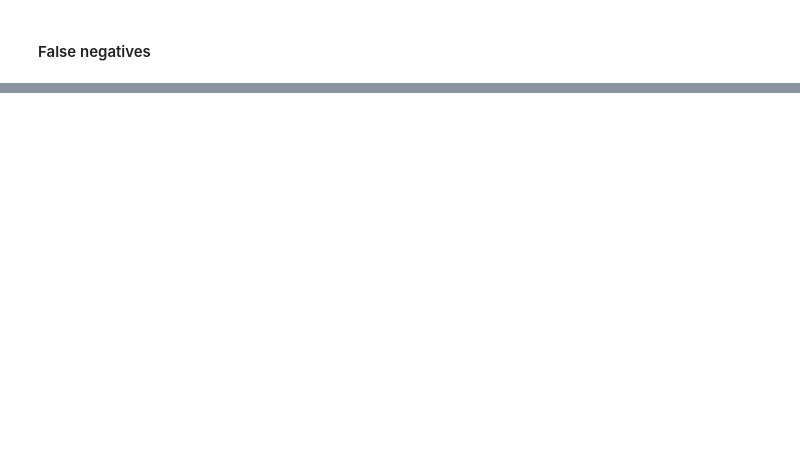
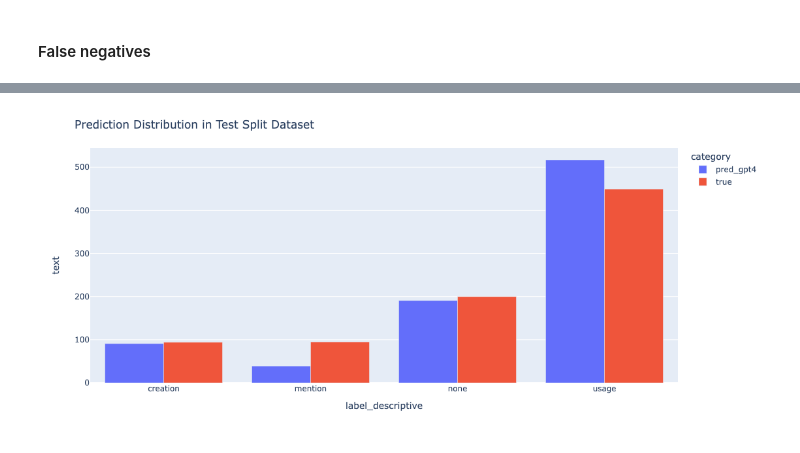
Before and after one commit to karacolada/SoftwareImpactHackathon2023_SoftwareCitationIntent, a Jupyter notebook: GPT_models/gpt4_zero_shot.ipynb, the cells around one changed output, grey strips where cells are left out. Saved outputs shown, nothing was run; the diff lists cells and outputs as text; code cells hidden in the pictures; blank space fills up the shorter version.

```diff
--- a/GPT_models/gpt4_zero_shot.ipynb
+++ b/GPT_models/gpt4_zero_shot.ipynb
@@ -265,2 +265,16 @@ czi_val_df[(czi_val_df['label'] == 'usage') & (czi_val_df['pred_label'] != 'usag
 | 186 | https://doi.org/10.1107/S09074449... | fig_caption | Of the three interfaces, interfac... | PDBePISA | used | usage | true | mention |
 | 191 | https://doi.org/ | NaN | Again, we note a striking lack of... | GADA | used | usage | true | none |
+# %%
+X_test_df['category'] = 'true'
+X_test_df['pred_label'] = X_test_df['text'].apply(lambda x: get_pred_label(x, test_completed_sentences, y_test_pred_completed))
+X_test_df_pred = X_test_df.copy()
+X_test_df_pred['category'] = 'pred_gpt4'
+X_test_df_pred['label_descriptive'] = X_test_df_pred['pred_label']
+
+X_test_df_all = pd.concat([X_test_df_pred, X_test_df])
+
+labels_grouped = X_test_df_all.groupby(['label_descriptive', 'category']).count().reset_index()
+fig = px.bar(labels_grouped, x = 'label_descriptive', y = 'text', color = 'category', barmode = 'group')
+fig.update_layout(width=800,height=500, title = 'Prediction Distribution in Test Split Dataset')
+# %% [output]
+[figure, added]
```
Also changed, not shown: parts of 9 cells of this notebook, 1 other file.
